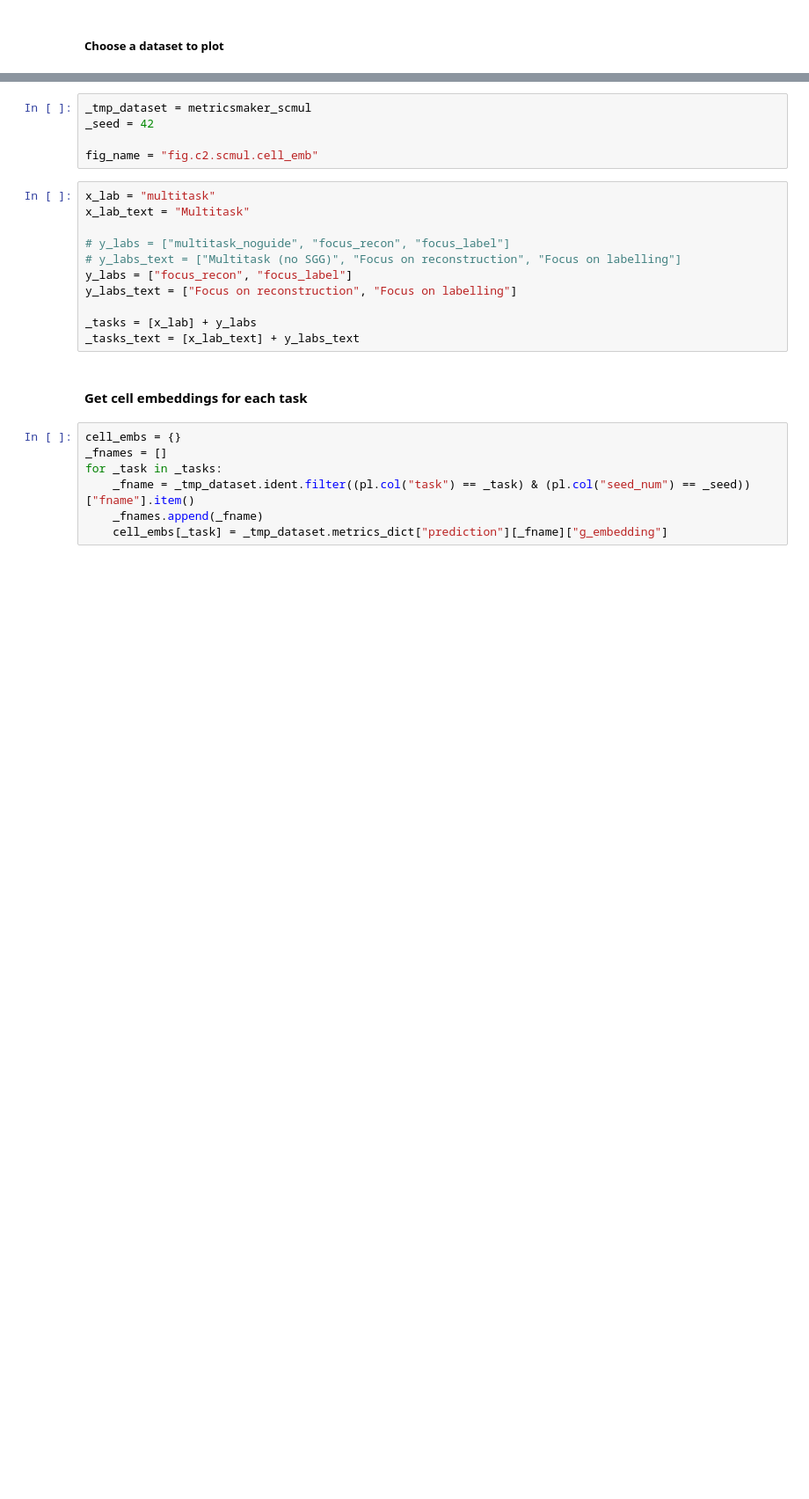
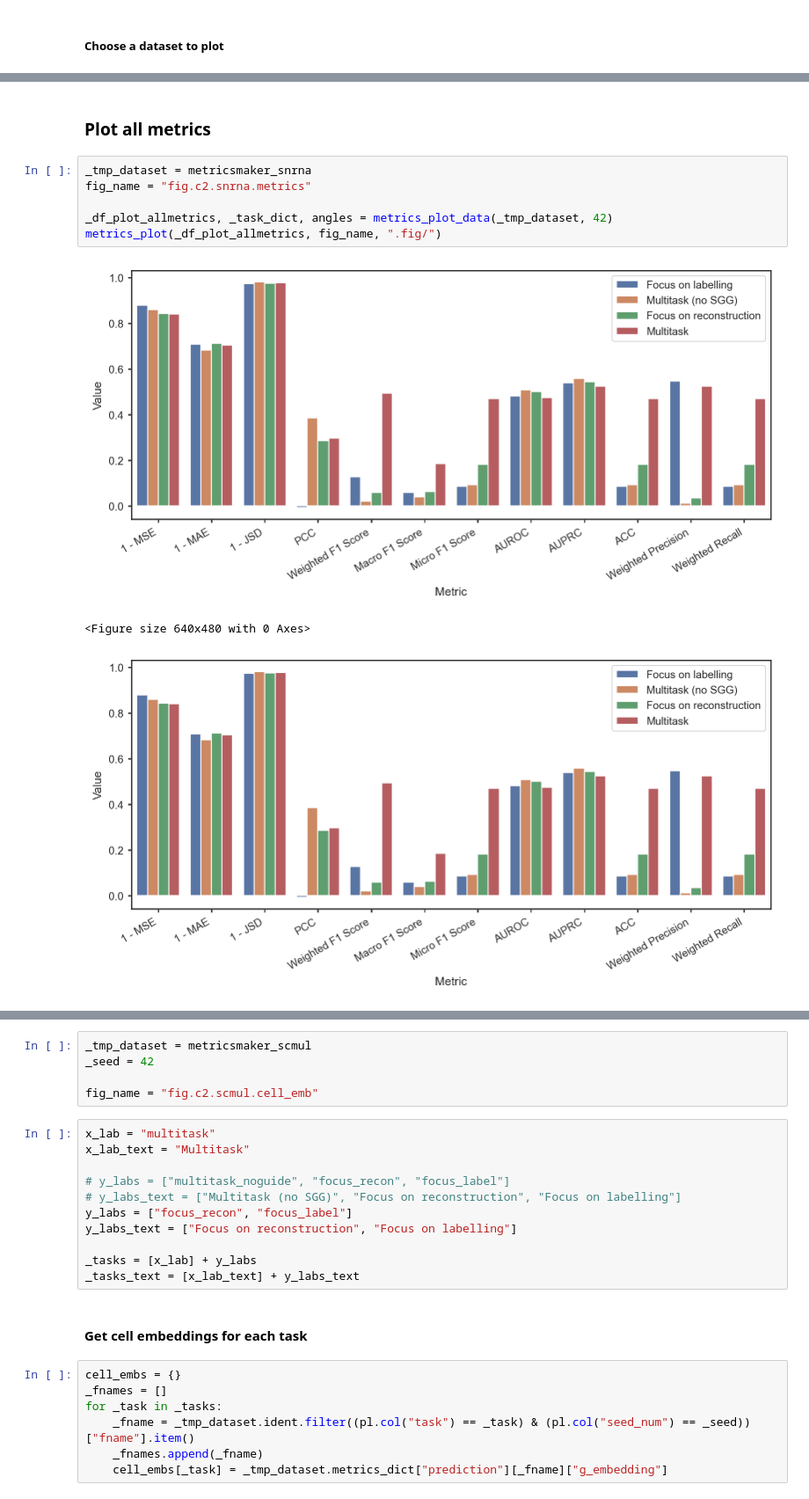
Before and after one commit to wangying608/deeptan, a Jupyter notebook: src/run.local.eval.ipynb, the cells around one changed output, grey strips where cells are left out. Shown: that part at 88% size. Cells and saved outputs as stored; diff of their text form; blank space fills up the shorter version.

```diff
--- a/src/run.local.eval.ipynb
+++ b/src/run.local.eval.ipynb
@@ -176,0 +170,12 @@ fig.savefig(f".fig/{fig_name}.pdf")
+# %% [markdown]
+### Plot all metrics
+# %%
+_tmp_dataset = metricsmaker_snrna
+fig_name = "fig.c2.snrna.metrics"
+
+_df_plot_allmetrics, _task_dict, angles = metrics_plot_data(_tmp_dataset, 42)
+metrics_plot(_df_plot_allmetrics, fig_name, ".fig/")
+# %% [output]
+[figure, added]
+<Figure size 640x480 with 0 Axes>
+[figure, added]
```
Also changed, not shown: parts of 17 cells of this notebook, 13 other files.
